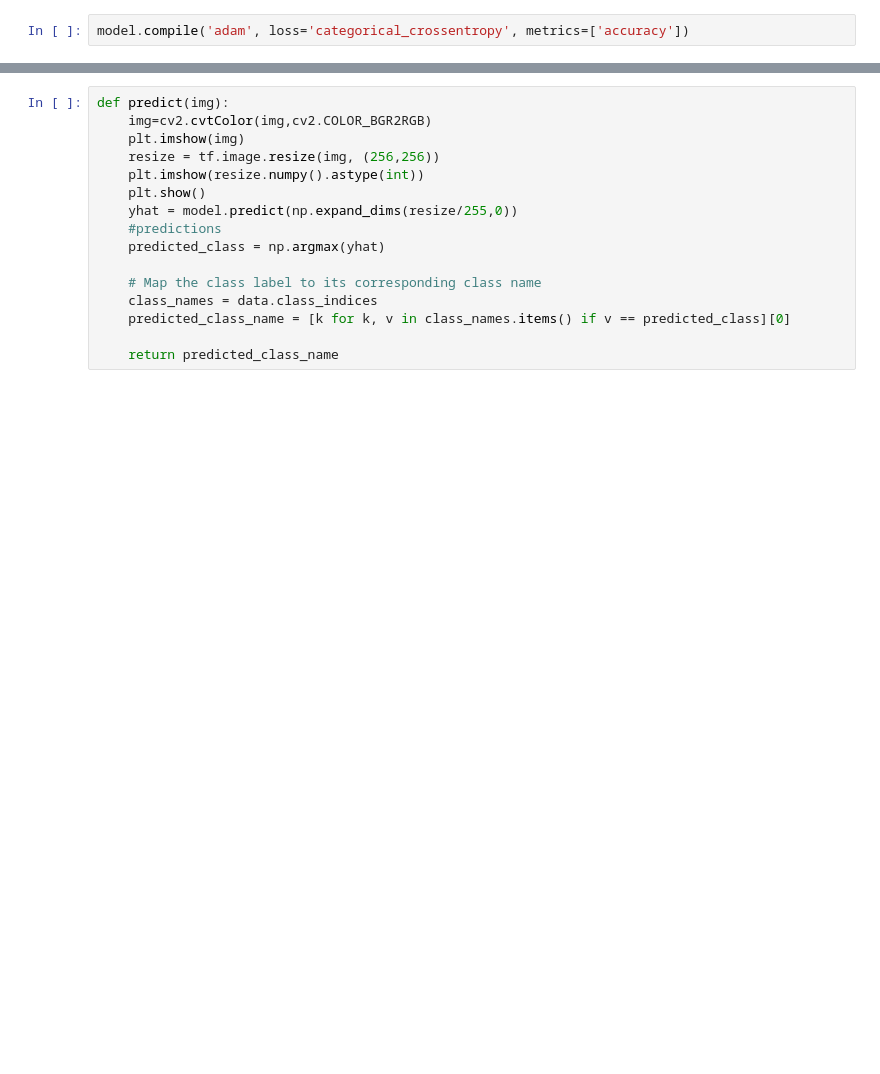
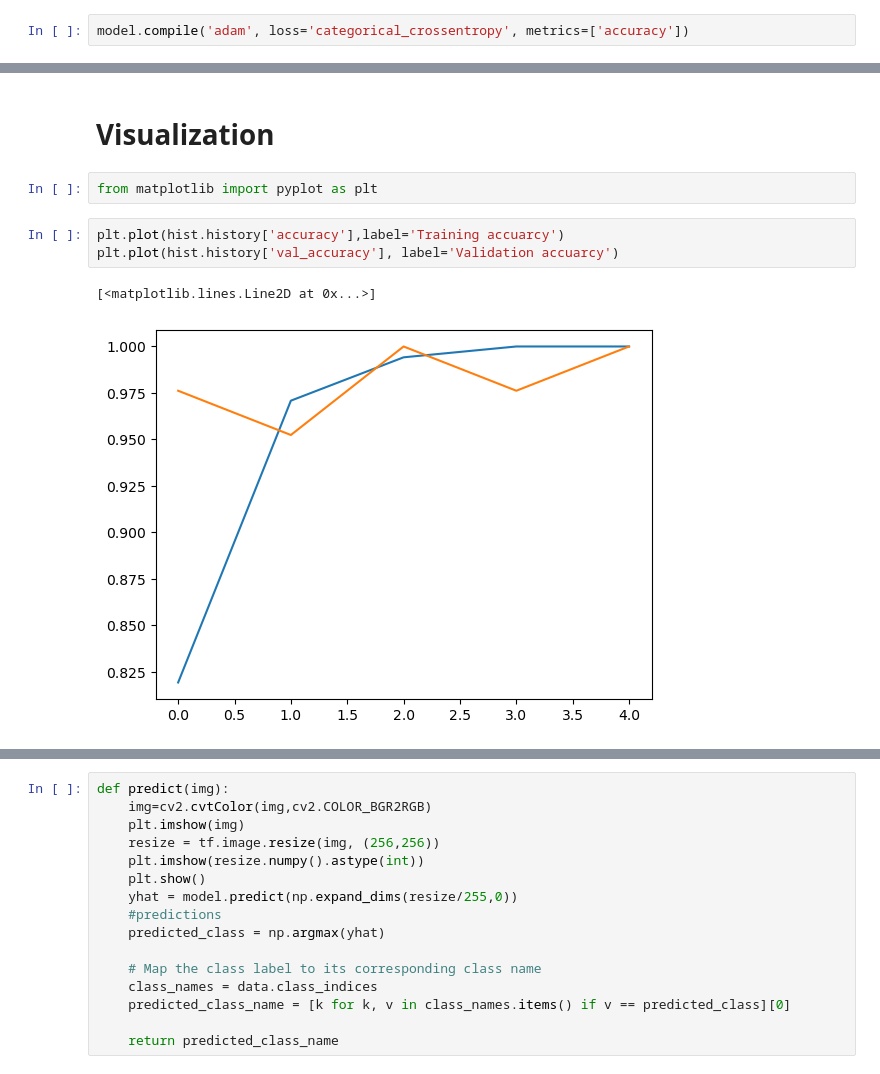
Before and after one commit to AkshayaPujitha/SwipeSmart, a Jupyter notebook: gestures.ipynb, the cells around one changed output, grey strips where cells are left out. Drawn from its saved outputs; the diff is of its cells as text; blank space fills up the shorter version.

```diff
--- a/gestures.ipynb
+++ b/gestures.ipynb
@@ -46,0 +50,10 @@ Epoch 5/5
+# %% [markdown]
+# Visualization
+# %%
+from matplotlib import pyplot as plt
+# %%
+plt.plot(hist.history['accuracy'],label='Training accuarcy')
+plt.plot(hist.history['val_accuracy'], label='Validation accuarcy')
+# %% [output]
+[<matplotlib.lines.Line2D at 0x...>]
+[figure, added]
```
Also changed, not shown: parts of 7 cells of this notebook, 1 other file.
